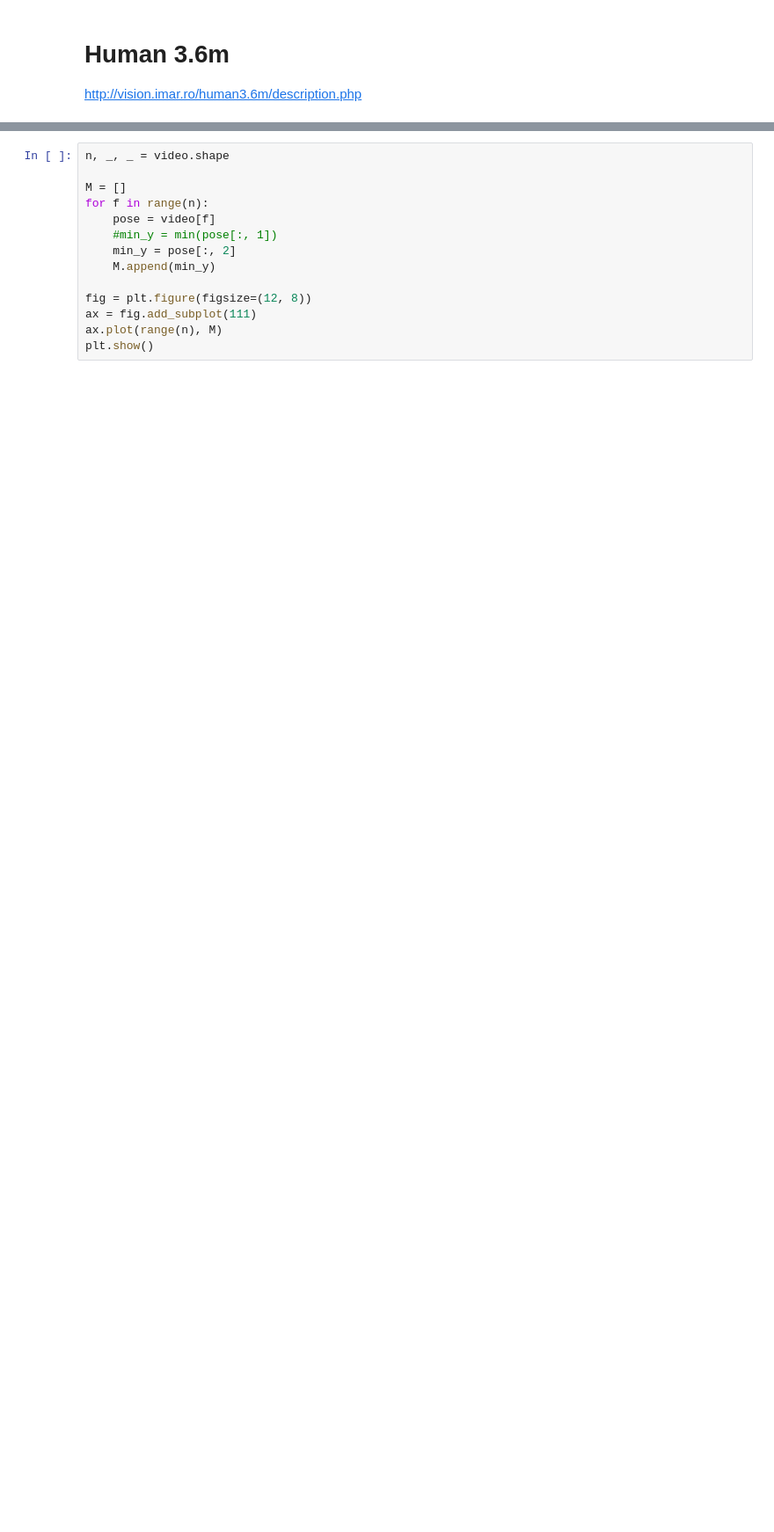
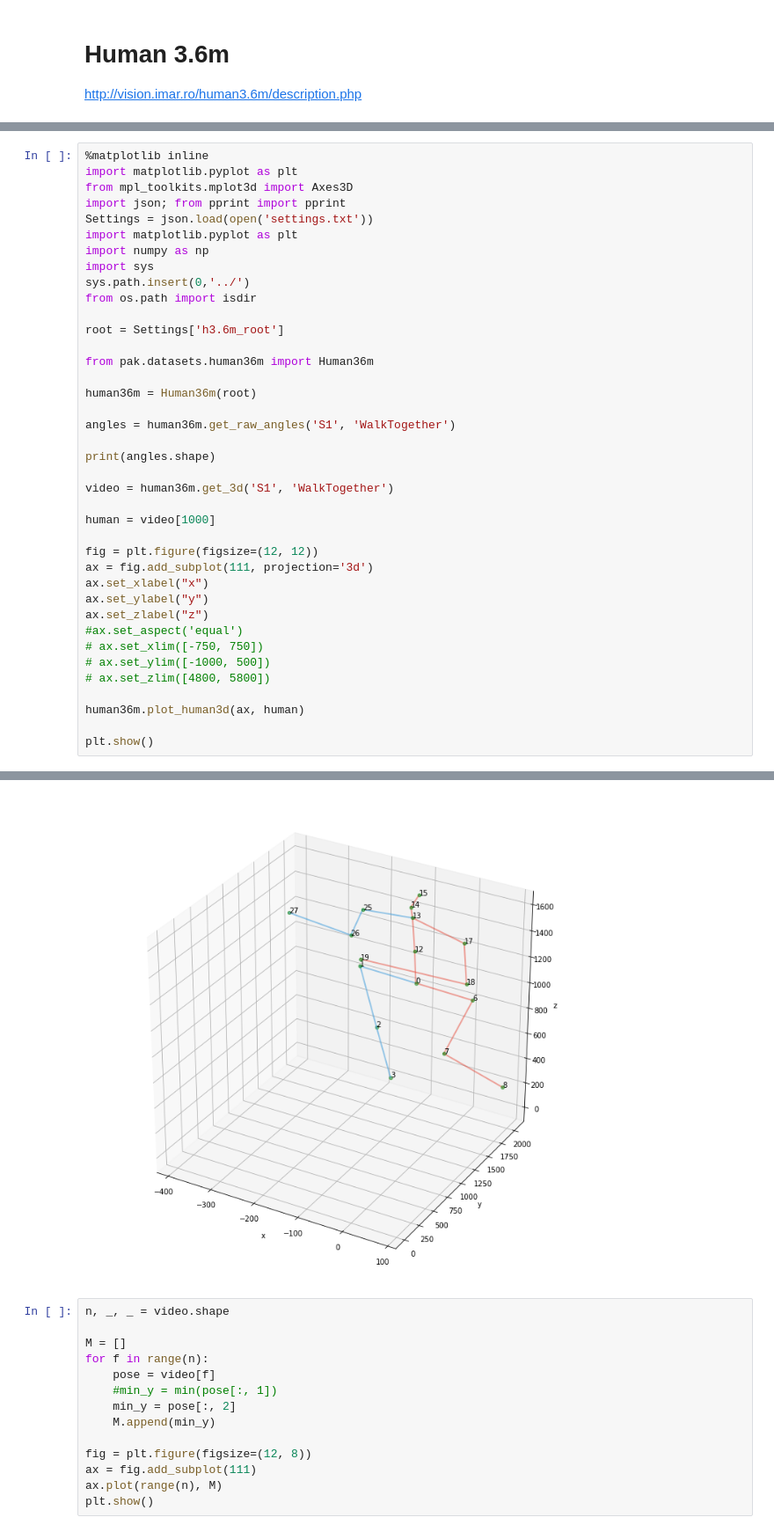
Before and after one commit to jutanke/pak, a Jupyter notebook: samples/Human3.6m.ipynb, the cells around one changed output, grey strips where cells are left out. Shown at 88% size. Saved outputs shown, nothing was run; the diff lists cells and outputs as text; blank space fills up the shorter version.

Commit message:
human3.6m: move skeletal plot into class

```diff
--- a/samples/Human3.6m.ipynb
+++ b/samples/Human3.6m.ipynb
@@ -87,0 +4,40 @@ This unreleased version of SpacePy is not supported by the SpacePy team.
+# %%
+%matplotlib inline
+import matplotlib.pyplot as plt
+from mpl_toolkits.mplot3d import Axes3D
+import json; from pprint import pprint
+Settings = json.load(open('settings.txt'))
+import matplotlib.pyplot as plt
+import numpy as np
+import sys
+sys.path.insert(0,'../')
+from os.path import isdir
+
+root = Settings['h3.6m_root']
+
+from pak.datasets.human36m import Human36m
+
+human36m = Human36m(root)
+
+angles = human36m.get_raw_angles('S1', 'WalkTogether')
+
+print(angles.shape)
+
+video = human36m.get_3d('S1', 'WalkTogether')
+
+human = video[1000]
+
+fig = plt.figure(figsize=(12, 12))
+ax = fig.add_subplot(111, projection='3d')
+ax.set_xlabel("x")
+ax.set_ylabel("y")
+ax.set_zlabel("z")
+#ax.set_aspect('equal')
+# ax.set_xlim([-750, 750])
+# ax.set_ylim([-1000, 500])
+# ax.set_zlim([4800, 5800])
+
+human36m.plot_human3d(ax, human)
+
+plt.show()
+# %% [output]
@@ -88,3 +46,4 @@ This unreleased version of SpacePy is not supported by the SpacePy team.
+[figure, added]
 # %%
 n, _, _ = video.shape
 
```
Also changed, not shown: parts of 2 cells of this notebook, 1 other file.
